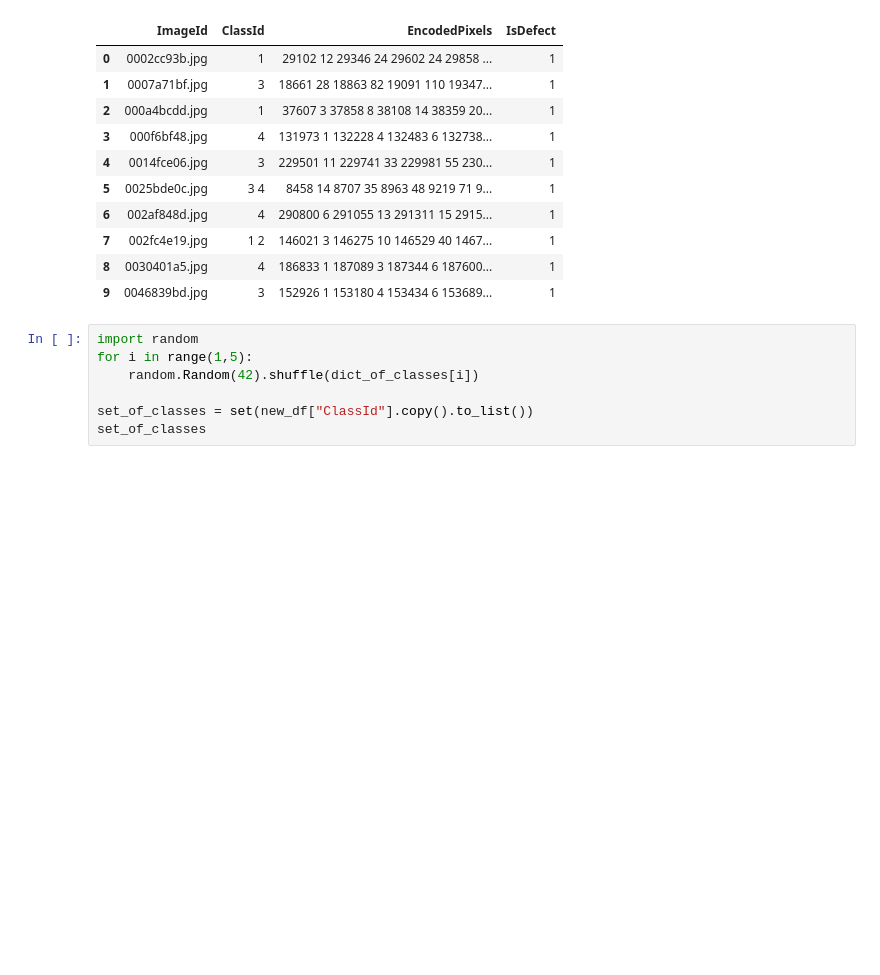
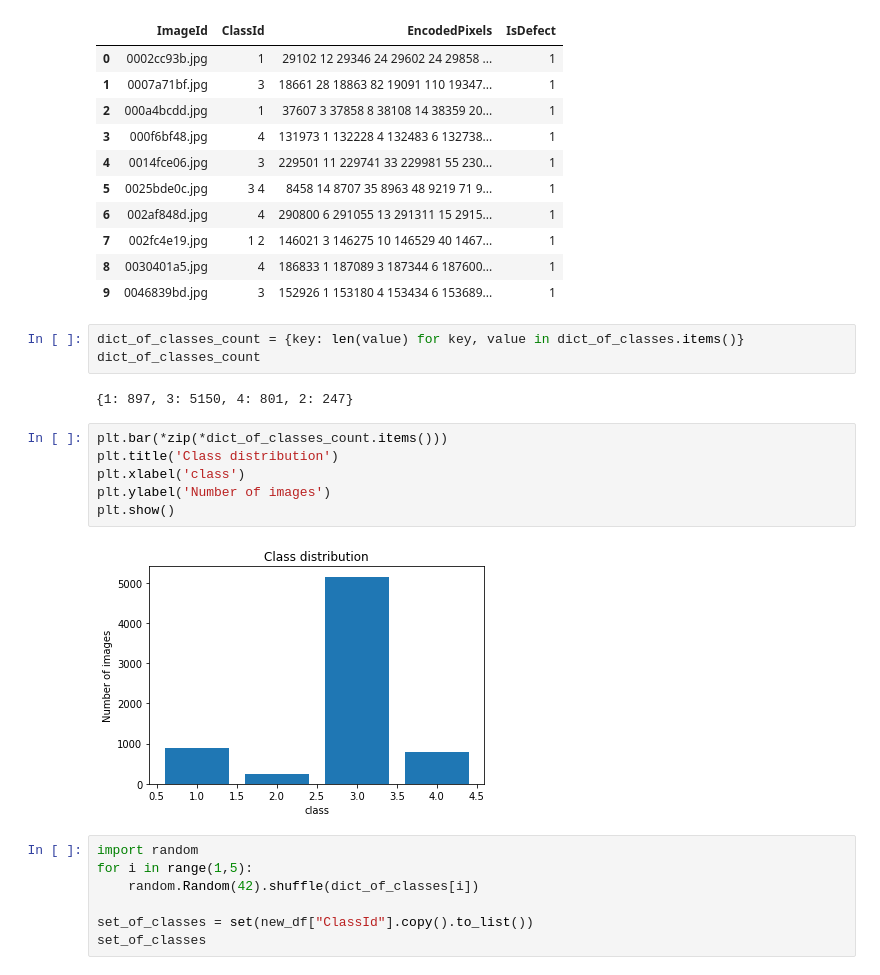
Before and after one commit to Andr8R/SeverSteel, a Jupyter notebook: Visualisation.ipynb, the cells around one changed output. Saved outputs shown, nothing was run; the diff lists cells and outputs as text; blank space fills up the shorter version.

```diff
--- a/Visualisation.ipynb
+++ b/Visualisation.ipynb
@@ -66,6 +66,19 @@ new_df.head(10)
 | 7 | 002fc4e19.jpg | 1 2 | 146021 3 146275 10 146529 40 1467... | 1 |
 | 8 | 0030401a5.jpg | 4 | 186833 1 187089 3 187344 6 187600... | 1 |
 | 9 | 0046839bd.jpg | 3 | 152926 1 153180 4 153434 6 153689... | 1 |
+# %%
+dict_of_classes_count = {key: len(value) for key, value in dict_of_classes.items()}
+dict_of_classes_count
+# %% [output]
+{1: 897, 3: 5150, 4: 801, 2: 247}
+# %%
+plt.bar(*zip(*dict_of_classes_count.items()))
+plt.title('Class distribution')
+plt.xlabel('class')
+plt.ylabel('Number of images')
+plt.show()
+# %% [output]
+[figure, added]
 # %%
 import random
 for i in range(1,5):
```
Also changed, not shown: parts of 7 cells of this notebook.
